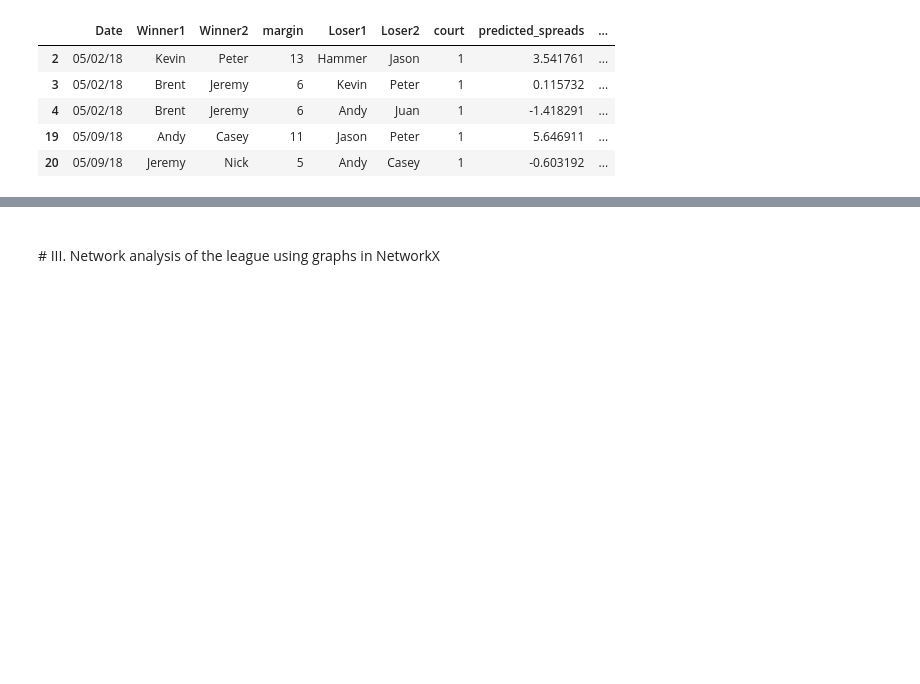
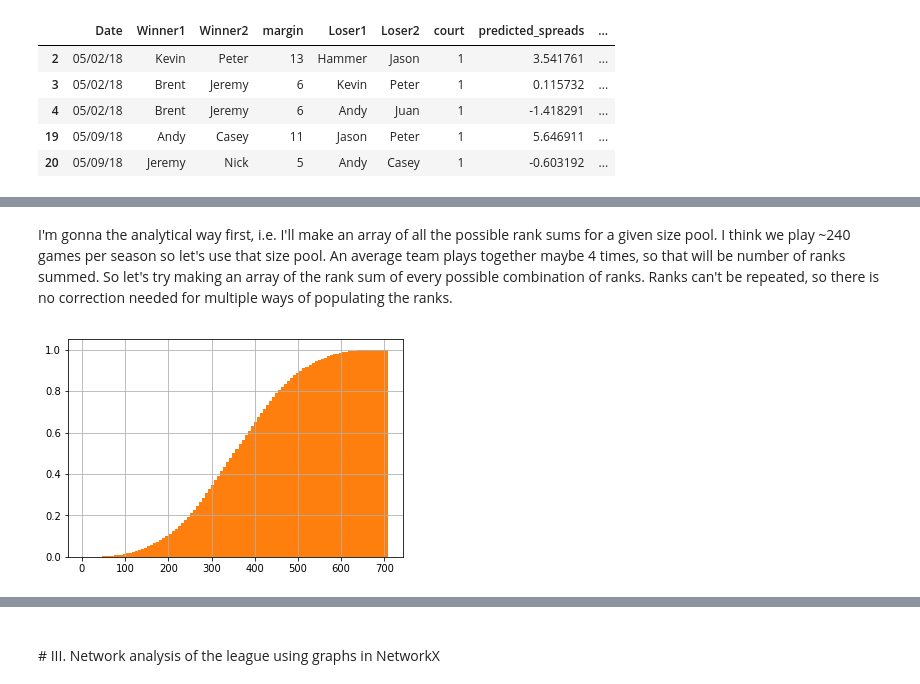
Before and after one commit to VolleyData/mens-net-league, a Jupyter notebook: notebooks/mens-net-league.ipynb, the cells around one changed output, grey strips where cells are left out. Cells and saved outputs as stored; diff of their text form; code cells hidden in the pictures; blank space fills up the shorter version.

```diff
--- a/notebooks/mens-net-league.ipynb
+++ b/notebooks/mens-net-league.ipynb
@@ -294,0 +387,17 @@ vb18.head()
+# %% [markdown]
+I'm gonna the analytical way first, i.e. I'll make an array of all the possible rank sums for a given size pool.  I think we play ~240 games per season so let's use that size pool.  An average team plays together maybe 4 times, so that will be number of ranks summed.  So let's try making an array of the rank sum of every possible combination of ranks.  Ranks can't be repeated, so there is no correction needed for multiple ways of populating the ranks.
+# %%
+array_of_rank_sums = []
+for i in range(240-4):
+    for j in range(i+1,240-3):
+        for k in range(j+1, 240-2):
+            array_of_rank_sums.append(i+j+k)
+#             for l in range(k, 240-1):
+#                 array_of_rank_sums.append(i+j+k+l)
+# print(sorted(array_of_rank_sums))
+ser = pd.Series(sorted(array_of_rank_sums))
+# ser[0:50]
+ser.hist(cumulative=True, density=1, bins=100)
+plt.show()
+# %% [output]
+[figure, added]
```
Also changed, not shown: parts of 22 cells of this notebook, 1 other file.
